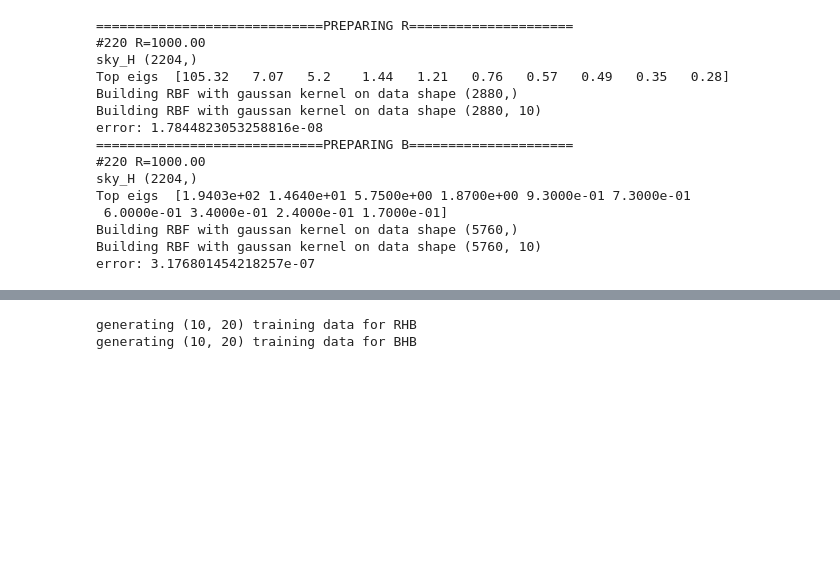
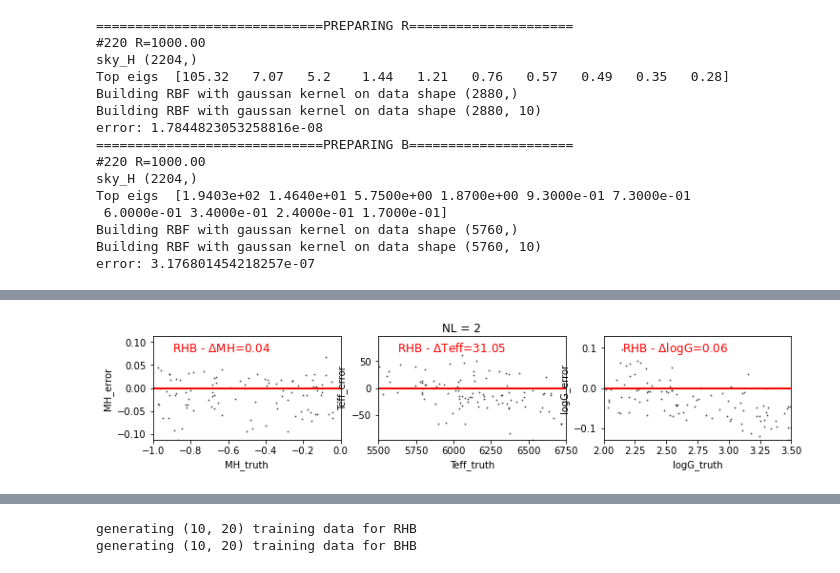
Before and after one commit to ViskaWei/PIML_v0, a Jupyter notebook: nb/test_dnnboxW.ipynb, the cells around one changed output, grey strips where cells are left out. Drawn from its saved outputs; the diff is of its cells as text; code cells hidden in the pictures; blank space fills up the shorter version.

```diff
--- a/nb/test_dnnboxW.ipynb
+++ b/nb/test_dnnboxW.ipynb
@@ -41,0 +58,4 @@ error: 3.176801454218257e-07
+# %%
+d.eval_acc_R0("R", vertical=1)
+# %% [output]
+[figure, added]
```
Also changed, not shown: parts of 14 cells of this notebook, 9 other files.
